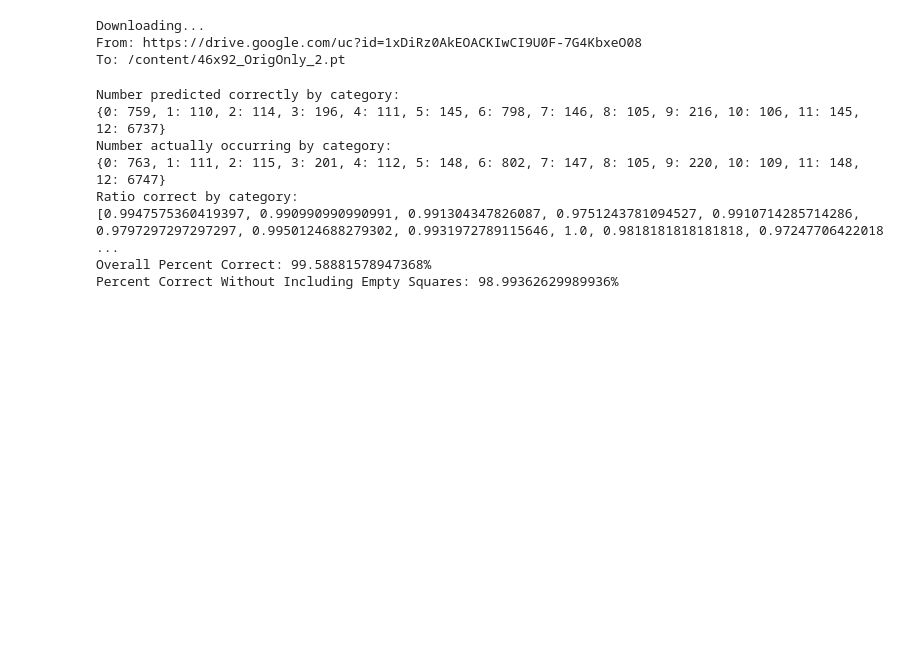
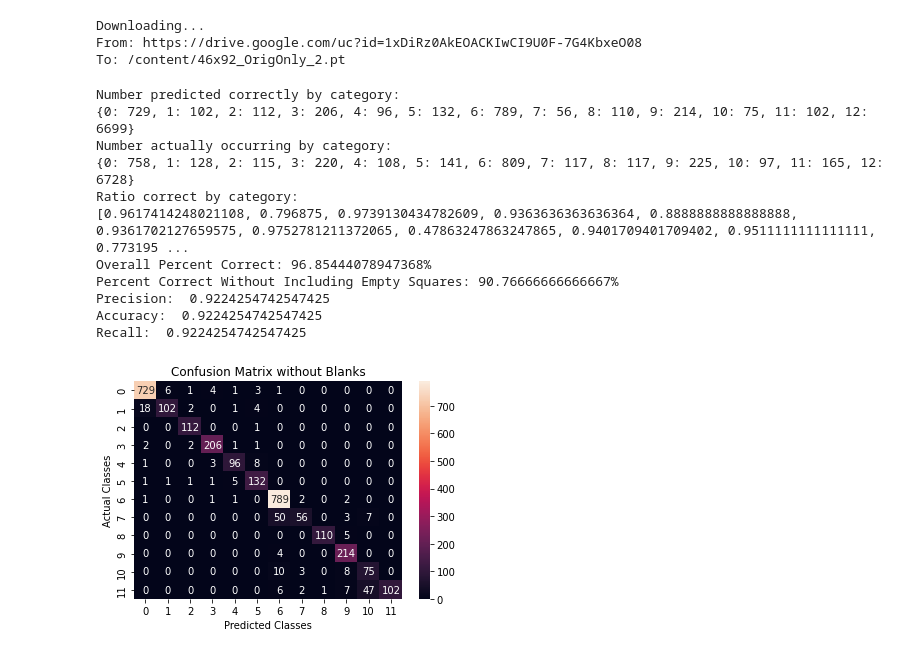
Before and after one commit to zachwitz/ChessImageConverter, a Jupyter notebook: TrainModel.ipynb, the cells around one changed output. Drawn from its saved outputs; the diff is of its cells as text; code cells hidden in the pictures; blank space fills up the shorter version.

```diff
--- a/TrainModel.ipynb
+++ b/TrainModel.ipynb
@@ -318,8 +155,0 @@ class ImageDataset(torch.utils.data.Dataset):
-# %%
-train_dataset = ImageDataset(train)
-test_dataset = ImageDataset(test)
-batch_size = 128
-trainloader = torch.utils.data.DataLoader(train_dataset, batch_size=batch_size, shuffle=True)
-testloader = torch.utils.data.DataLoader(test_dataset, batch_size=batch_size, shuffle=False)
-print(trainloader.dataset.images.shape)
-cv2_imshow(data[0][1])
@@ -430,18 +179,19 @@ To: /content/46x92_OrigOnly_2.pt
 # %%
 cnn_model = torch.load("46x92_OrigOnly_2.pt")
 # %%
+from sklearn.metrics import confusion_matrix, recall_score, accuracy_score, precision_score
+import seaborn as sns
+
 count = 0
 pred_dict = {0: 0, 1: 0, 2: 0, 3: 0, 4: 0, 5: 0, 6: 0, 7: 0, 8: 0, 9: 0, 10: 0, 11: 0, 12: 0}
 true_dict = {0: 0, 1: 0, 2: 0, 3: 0, 4: 0, 5: 0, 6: 0, 7: 0, 8: 0, 9: 0, 10: 0, 11: 0, 12: 0}
 
+guess_arr = []
+actual_arr = []
+
 dataiter = iter(testloader)
 images, labels = dataiter.next()
 
-ans = []
-ans2 = []
-
-for i in range(32):
-  ans.append(np.squeeze(images.numpy()[i]))
 
 images = images.cuda()
 labels = labels.cuda()
@@ -449,11 +199,12 @@ images = images.float()
 outputs = cnn_model(images)
 _, predicted = torch.max(outputs, 1)
 
-
 for i in range(len(images)):
   p = int(predicted[i].cpu().numpy())
   l = int(labels[i].cpu().numpy())
-  ans2.append(p)
+  if p != 12 and l != 12:
+    guess_arr.append(p)
+    actual_arr.append(l)
   if p == l:
     pred_dict[p] += 1
     count += 1
@@ -472,35 +223,51 @@ for k in range(n):
 
     for i in range(len(images)):
       p = int(predicted[i].cpu().numpy())
       l = int(labels[i].cpu().numpy())
+      if p != 12 and l != 12:
+        guess_arr.append(p)
+        actual_arr.append(l)
       if p == l:
         pred_dict[p] += 1
         count += 1
       true_dict[l] += 1
 
 print("Number predicted correctly by category: ")
 print(pred_dict)
 print("Number actually occurring by category: ")
 print(true_dict)
 pred_arr = [pred_dict[i] for i in range(13)]
 true_arr = [true_dict[i] for i in range(13)]
 arr = [pred_dict[i] / true_dict[i] for i in range(13)]
 print("Ratio correct by category: ")
 print(arr)
 
 true_sum = sum(true_arr)
 pred_sum = sum(pred_arr)
 print("Overall Percent Correct: " + str(pred_sum/true_sum * 100) + "%")
 
 true_sum_no_blank = sum(true_arr[:-1])
 pred_sum_no_blank = sum(pred_arr[:-1])
 print("Percent Correct Without Including Empty Squares: " + str(pred_sum_no_blank / true_sum_no_blank * 100) + "%")
+cm = confusion_matrix(actual_arr, guess_arr)
+ax = sns.heatmap(cm, annot=True, fmt='g')
+ax.set_title('Confusion Matrix without Blanks');
+ax.set_xlabel('Predicted Classes')
+ax.set_ylabel('Actual Classes');
+
+print("Precision: ", precision_score(actual_arr, guess_arr, average='micro'))
+print("Accuracy: ", accuracy_score(actual_arr, guess_arr))
+print("Recall: ", recall_score(actual_arr, guess_arr, average='micro'))
 # %% [output]
 Number predicted correctly by category:
-{0: 759, 1: 110, 2: 114, 3: 196, 4: 111, 5: 145, 6: 798, 7: 146, 8: 105, 9: 216, 10: 106, 11: 145, 12: 6737}
+{0: 729, 1: 102, 2: 112, 3: 206, 4: 96, 5: 132, 6: 789, 7: 56, 8: 110, 9: 214, 10: 75, 11: 102, 12: 6699}
 Number actually occurring by category:
-{0: 763, 1: 111, 2: 115, 3: 201, 4: 112, 5: 148, 6: 802, 7: 147, 8: 105, 9: 220, 10: 109, 11: 148, 12: 6747}
+{0: 758, 1: 128, 2: 115, 3: 220, 4: 108, 5: 141, 6: 809, 7: 117, 8: 117, 9: 225, 10: 97, 11: 165, 12: 6728}
 Ratio correct by category:
-[0.9947575360419397, 0.990990990990991, 0.991304347826087, 0.9751243781094527, 0.9910714285714286, 0.9797297297297297, 0.9950124688279302, 0.9931972789115646, 1.0, 0.9818181818181818, 0.97247706422018 ...
-Overall Percent Correct: 99.58881578947368%
-Percent Correct Without Including Empty Squares: 98.99362629989936%
+[0.9617414248021108, 0.796875, 0.9739130434782609, 0.9363636363636364, 0.8888888888888888, 0.9361702127659575, 0.9752781211372065, 0.47863247863247865, 0.9401709401709402, 0.9511111111111111, 0.773195 ...
+Overall Percent Correct: 96.85444078947368%
+Percent Correct Without Including Empty Squares: 90.76666666666667%
+Precision:  0.9224254742547425
+Accuracy:  0.9224254742547425
+Recall:  0.9224254742547425
+[figure, added]
```
Also changed, not shown: parts of 17 cells of this notebook.
